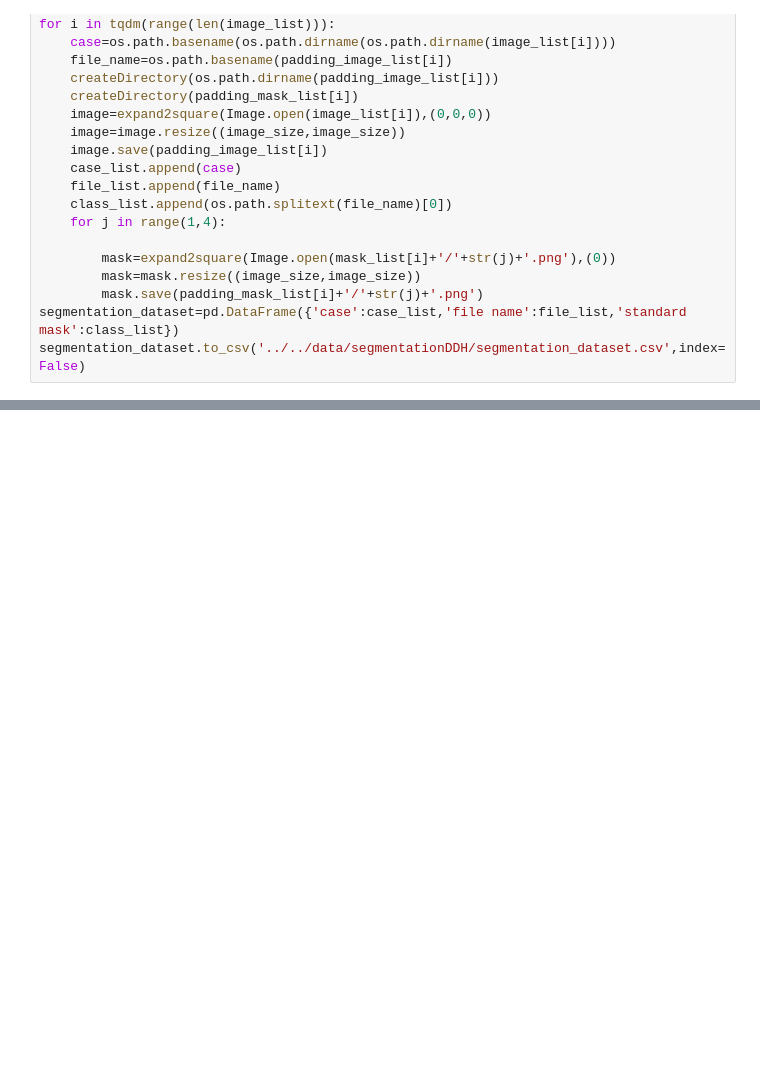
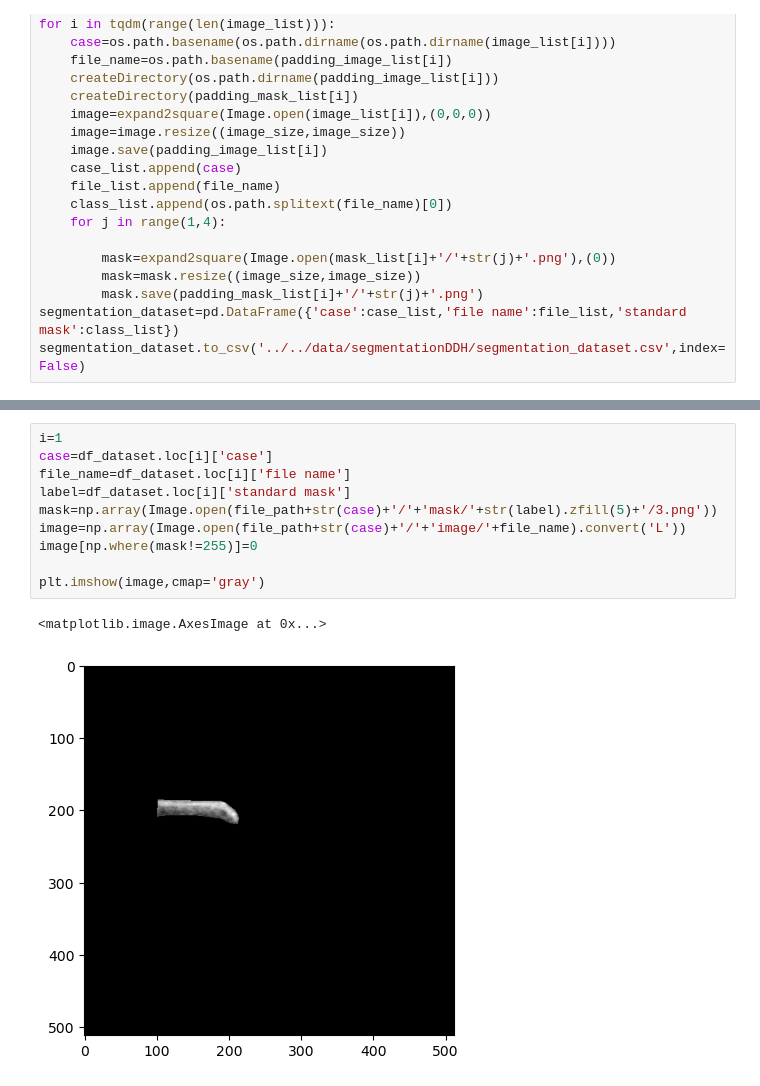
Before and after one commit to Leeyoungsup/HealcerionUltrasound, a Jupyter notebook: dataset.ipynb, the cells around one changed output, grey strips where cells are left out. Saved outputs shown, nothing was run; the diff lists cells and outputs as text; blank space fills up the shorter version.

```diff
--- a/dataset.ipynb
+++ b/dataset.ipynb
@@ -219,0 +316,13 @@ test_class_list=[]
+# %%
+i=1
+case=df_dataset.loc[i]['case']
+file_name=df_dataset.loc[i]['file name']
+label=df_dataset.loc[i]['standard mask']
+mask=np.array(Image.open(file_path+str(case)+'/'+'mask/'+str(label).zfill(5)+'/3.png'))
+image=np.array(Image.open(file_path+str(case)+'/'+'image/'+file_name).convert('L'))
+image[np.where(mask!=255)]=0
+
+plt.imshow(image,cmap='gray')
+# %% [output]
+<matplotlib.image.AxesImage at 0x...>
+[figure, added]
```
Also changed, not shown: parts of 4 cells of this notebook, 13 other files.
